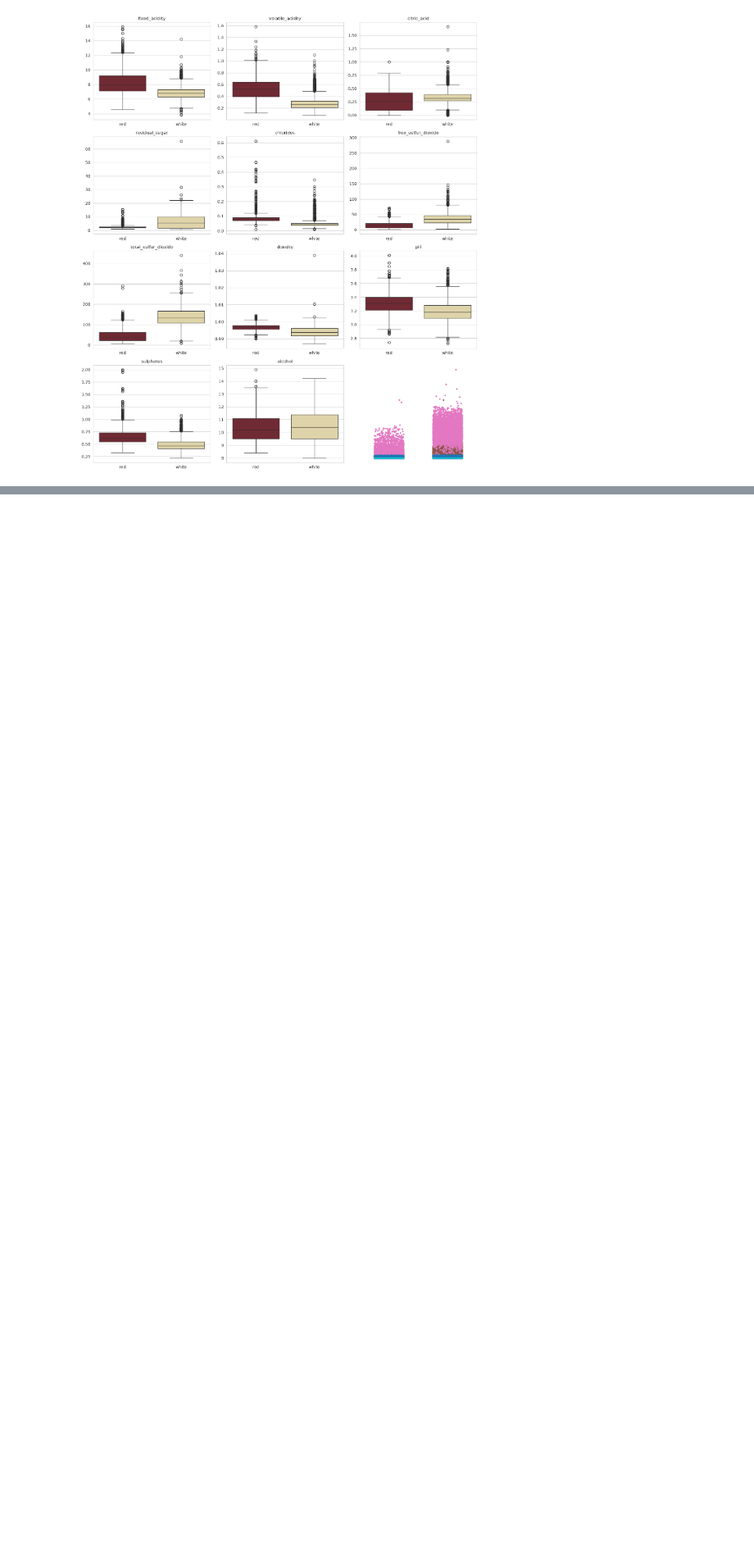
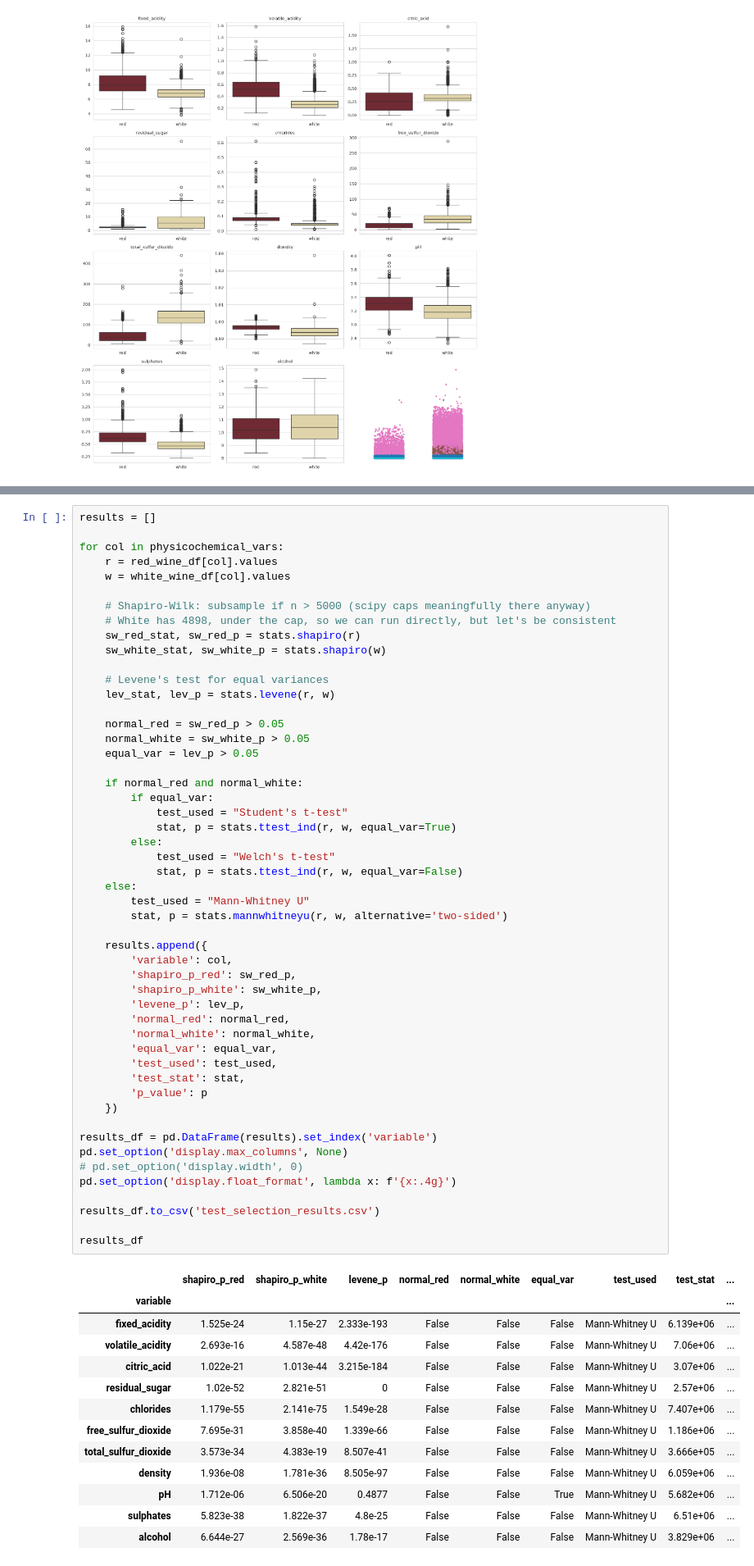
Before and after one commit to CreativeTob/UCIrepo__wine_quality_analysis, a Jupyter notebook: main.ipynb, the cells around one changed output, grey strips where cells are left out. Shown at 82% size. Drawn from its saved outputs; the diff is of its cells as text; blank space fills up the shorter version.

```diff
--- a/main.ipynb
+++ b/main.ipynb
@@ -275,0 +348,65 @@ plt.tight_layout()
+# %%
+results = []
+
+for col in physicochemical_vars:
+    r = red_wine_df[col].values
+    w = white_wine_df[col].values
+
+    # Shapiro-Wilk: subsample if n > 5000 (scipy caps meaningfully there anyway)
+    # White has 4898, under the cap, so we can run directly, but let's be consistent
+    sw_red_stat, sw_red_p = stats.shapiro(r)
+    sw_white_stat, sw_white_p = stats.shapiro(w)
+
+    # Levene's test for equal variances
+    lev_stat, lev_p = stats.levene(r, w)
+
+    normal_red = sw_red_p > 0.05
+    normal_white = sw_white_p > 0.05
+    equal_var = lev_p > 0.05
+
+    if normal_red and normal_white:
+        if equal_var:
+            test_used = "Student's t-test"
+            stat, p = stats.ttest_ind(r, w, equal_var=True)
+        else:
+            test_used = "Welch's t-test"
+            stat, p = stats.ttest_ind(r, w, equal_var=False)
+    else:
+        test_used = "Mann-Whitney U"
+        stat, p = stats.mannwhitneyu(r, w, alternative='two-sided')
+
+    results.append({
+        'variable': col,
+        'shapiro_p_red': sw_red_p,
+        'shapiro_p_white': sw_white_p,
+        'levene_p': lev_p,
+        'normal_red': normal_red,
+        'normal_white': normal_white,
+        'equal_var': equal_var,
+        'test_used': test_used,
+        'test_stat': stat,
+        'p_value': p
+    })
+
+results_df = pd.DataFrame(results).set_index('variable')
+pd.set_option('display.max_columns', None)
+# pd.set_option('display.width', 0)
+pd.set_option('display.float_format', lambda x: f'{x:.4g}')
+
+results_df.to_csv('test_selection_results.csv')
+
+results_df
+# %% [output]
+|  | shapiro_p_red | shapiro_p_white | levene_p | normal_red | normal_white | equal_var | test_used | test_stat | ... |
+| variable |  |  |  |  |  |  |  |  | ... |
+| fixed_acidity | 1.525e-24 | 1.15e-27 | 2.333e-193 | False | False | False | Mann-Whitney U | 6.139e+06 | ... |
+| volatile_acidity | 2.693e-16 | 4.587e-48 | 4.42e-176 | False | False | False | Mann-Whitney U | 7.06e+06 | ... |
+| citric_acid | 1.022e-21 | 1.013e-44 | 3.215e-184 | False | False | False | Mann-Whitney U | 3.07e+06 | ... |
+| residual_sugar | 1.02e-52 | 2.821e-51 | 0 | False | False | False | Mann-Whitney U | 2.57e+06 | ... |
+| chlorides | 1.179e-55 | 2.141e-75 | 1.549e-28 | False | False | False | Mann-Whitney U | 7.407e+06 | ... |
+| free_sulfur_dioxide | 7.695e-31 | 3.858e-40 | 1.339e-66 | False | False | False | Mann-Whitney U | 1.186e+06 | ... |
+| total_sulfur_dioxide | 3.573e-34 | 4.383e-19 | 8.507e-41 | False | False | False | Mann-Whitney U | 3.666e+05 | ... |
+| density | 1.936e-08 | 1.781e-36 | 8.505e-97 | False | False | False | Mann-Whitney U | 6.059e+06 | ... |
+| pH | 1.712e-06 | 6.506e-20 | 0.4877 | False | False | True | Mann-Whitney U | 5.682e+06 | ... |
+| sulphates | 5.823e-38 | 1.822e-37 | 4.8e-25 | False | False | False | Mann-Whitney U | 6.51e+06 | ... |
+| alcohol | 6.644e-27 | 2.569e-36 | 1.78e-17 | False | False | False | Mann-Whitney U | 3.829e+06 | ... |
```
Also changed, not shown: parts of 17 cells of this notebook.
